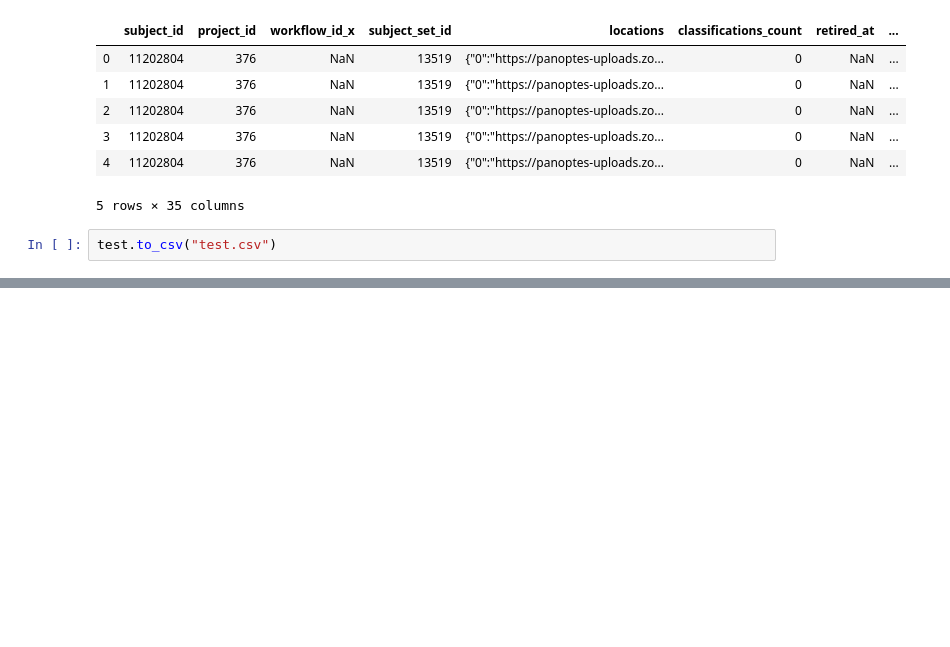
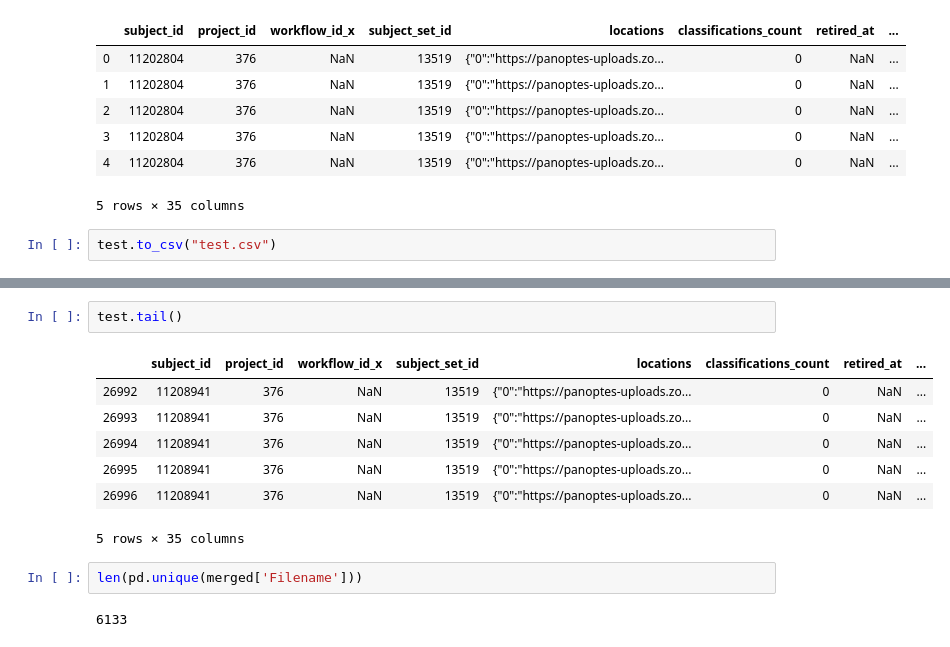
Before and after one commit to nisaputri/The-Shakespeares-UMD, a Jupyter notebook: Shakespeare Data Cleaning and Processing.ipynb, the cells around one changed output, grey strips where cells are left out. Drawn from its saved outputs; the diff is of its cells as text; blank space fills up the shorter version.

```diff
--- a/Shakespeare Data Cleaning and Processing.ipynb
+++ b/Shakespeare Data Cleaning and Processing.ipynb
@@ -96,0 +84,14 @@ ImportError: cannot import name 'json_normalize' from 'pandas' (C:\Users\Andrew\
+# %%
+test.tail()
+# %% [output]
+|  | subject_id | project_id | workflow_id_x | subject_set_id | locations | classifications_count | retired_at | ... |
+| 26992 | 11208941 | 376 | NaN | 13519 | {"0":"https://panoptes-uploads.zo... | 0 | NaN | ... |
+| 26993 | 11208941 | 376 | NaN | 13519 | {"0":"https://panoptes-uploads.zo... | 0 | NaN | ... |
+| 26994 | 11208941 | 376 | NaN | 13519 | {"0":"https://panoptes-uploads.zo... | 0 | NaN | ... |
+| 26995 | 11208941 | 376 | NaN | 13519 | {"0":"https://panoptes-uploads.zo... | 0 | NaN | ... |
+| 26996 | 11208941 | 376 | NaN | 13519 | {"0":"https://panoptes-uploads.zo... | 0 | NaN | ... |
+5 rows × 35 columns
+# %%
+len(pd.unique(merged['Filename']))
+# %% [output]
+6133
```
Also changed, not shown: parts of 2 cells of this notebook, 3 other files.
